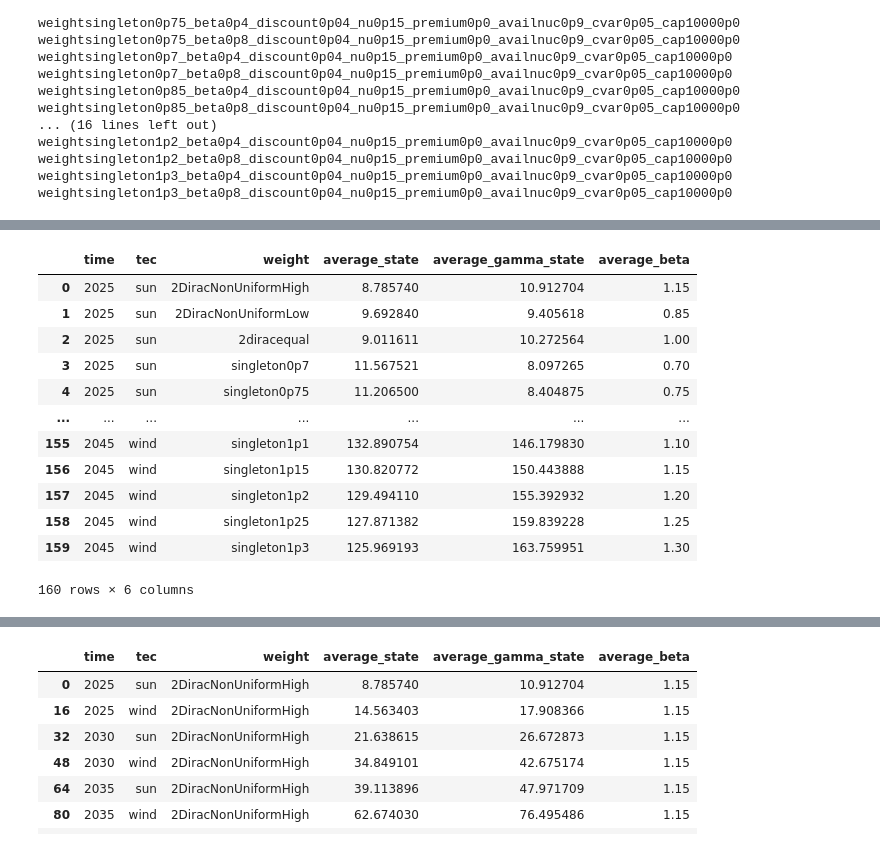
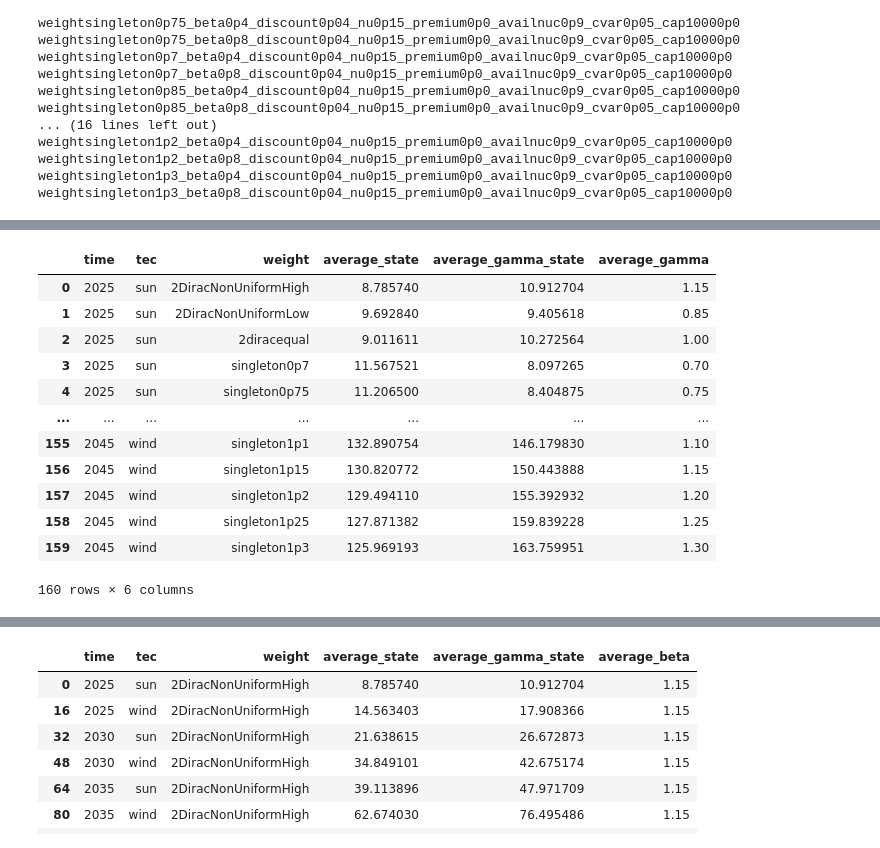
Before and after one commit to celiaescribe/investment_model_heterogeneity, a Jupyter notebook: plots_heterogeneity.ipynb, the cells around one changed output, grey strips where cells are left out. Cells and saved outputs as stored; diff of their text form; code cells hidden in the pictures.

```diff
--- a/plots_heterogeneity.ipynb
+++ b/plots_heterogeneity.ipynb
@@ -712,13 +749,13 @@ weightsingleton1p3_beta0p8_discount0p04_nu0p15_premium0p0_availnuc0p9_cvar0p05_c
 # %%
 # Define a lambda function to compute the weighted mean:
 wm = lambda x: np.average(x, weights=tmp.loc[x.index, f"{name_param}_weight"])
 
 tmp = state_dataframe.loc[(state_dataframe.demand_trajectory == 'middle') & (state_dataframe.beta == '0p8')]
-tmp = tmp.groupby(["time", "tec", "weight"]).agg(average_state=("state", wm), average_gamma_state=("gamma_state", wm), average_beta=(name_param, wm))
+tmp = tmp.groupby(["time", "tec", "weight"]).agg(average_state=("state", wm), average_gamma_state=("gamma_state", wm), average_gamma=(name_param, wm))
 tmp = tmp.reset_index()
 tmp
 # %% [output]
-|  | time | tec | weight | average_state | average_gamma_state | average_beta |
+|  | time | tec | weight | average_state | average_gamma_state | average_gamma |
 | 0 | 2025 | sun | 2DiracNonUniformHigh | 8.785740 | 10.912704 | 1.15 |
 | 1 | 2025 | sun | 2DiracNonUniformLow | 9.692840 | 9.405618 | 0.85 |
 | 2 | 2025 | sun | 2diracequal | 9.011611 | 10.272564 | 1.00 |
```
Also changed, not shown: parts of 60 cells of this notebook, 4 other files.
